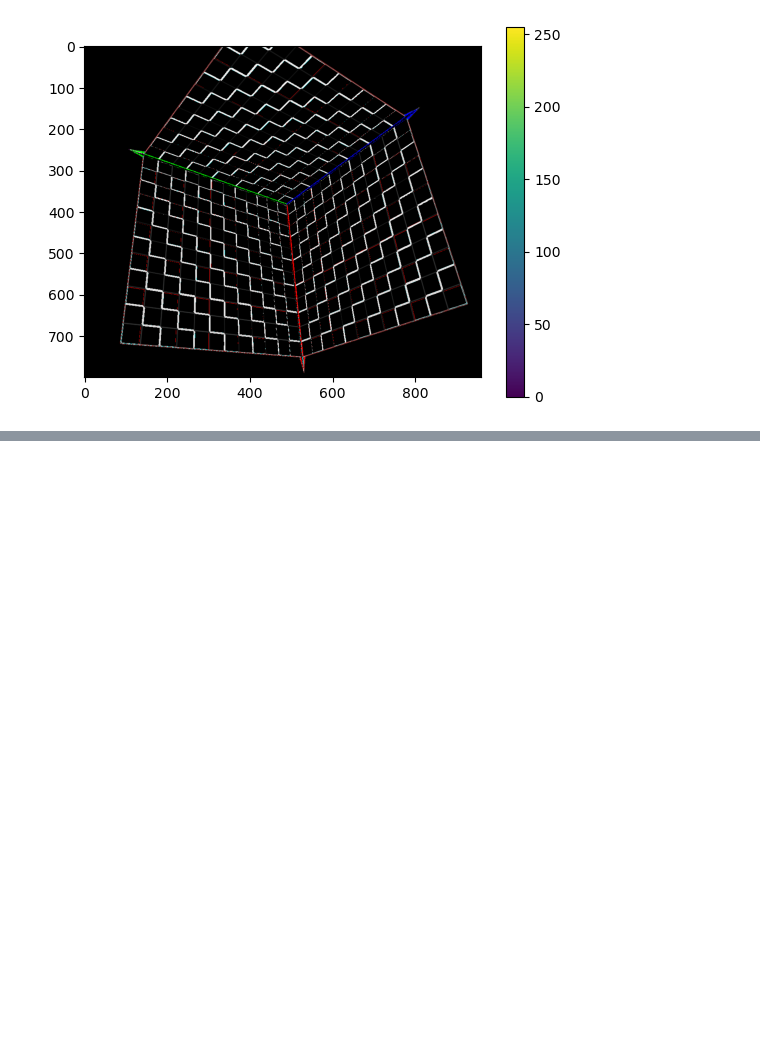
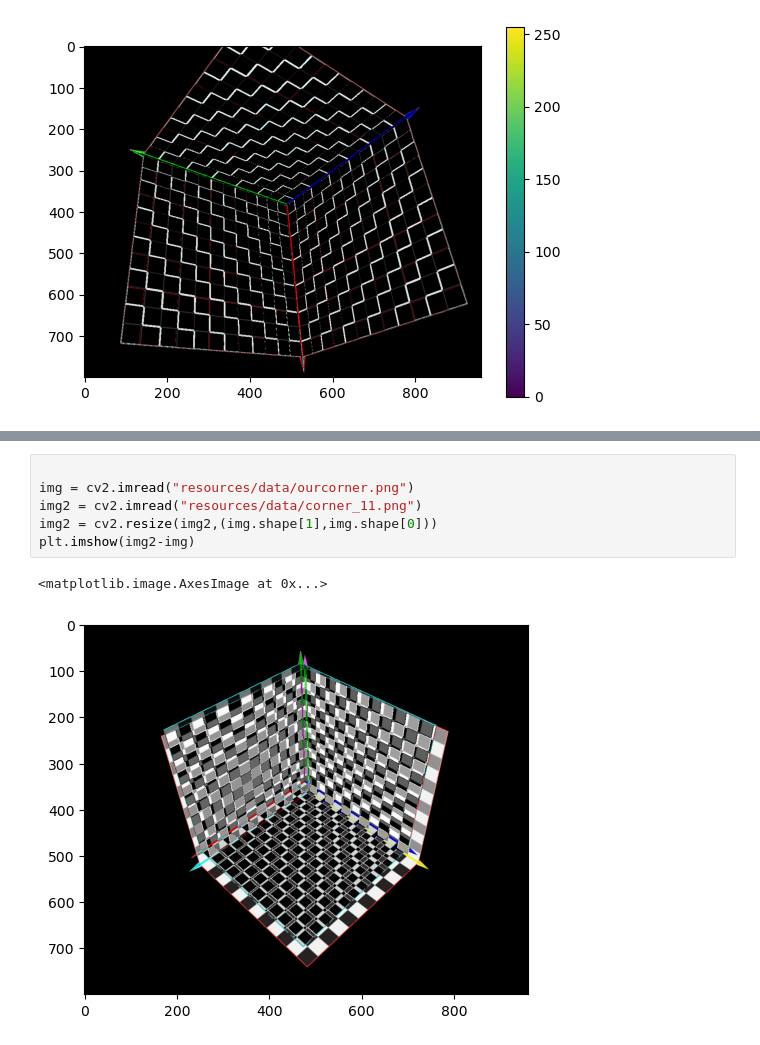
Before and after one commit to zhangchi233/camera-calibration, a Jupyter notebook: our_error_visualization_file.ipynb, the cells around one changed output, grey strips where cells are left out. Drawn from its saved outputs; the diff is of its cells as text; blank space fills up the shorter version.

```diff
--- a/our_error_visualization_file.ipynb
+++ b/our_error_visualization_file.ipynb
@@ -35,0 +52,9 @@ plt.show()
+# %%
+
+img = cv2.imread("resources/data/ourcorner.png")
+img2 = cv2.imread("resources/data/corner_11.png")
+img2 = cv2.resize(img2,(img.shape[1],img.shape[0]))
+plt.imshow(img2-img)
+# %% [output]
+<matplotlib.image.AxesImage at 0x...>
+[figure, added]
```
Also changed, not shown: parts of 2 cells of this notebook, 10 other files.
